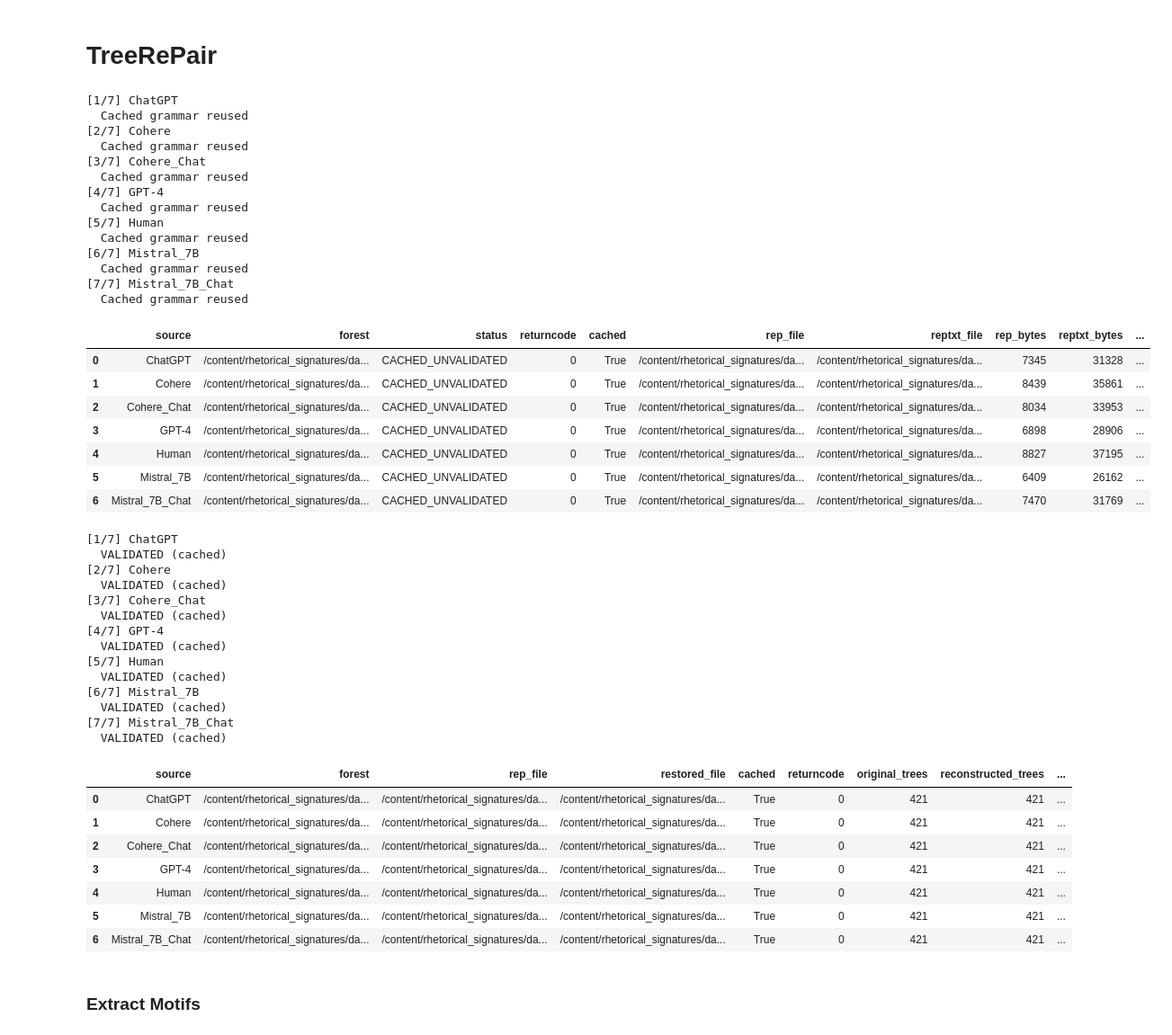
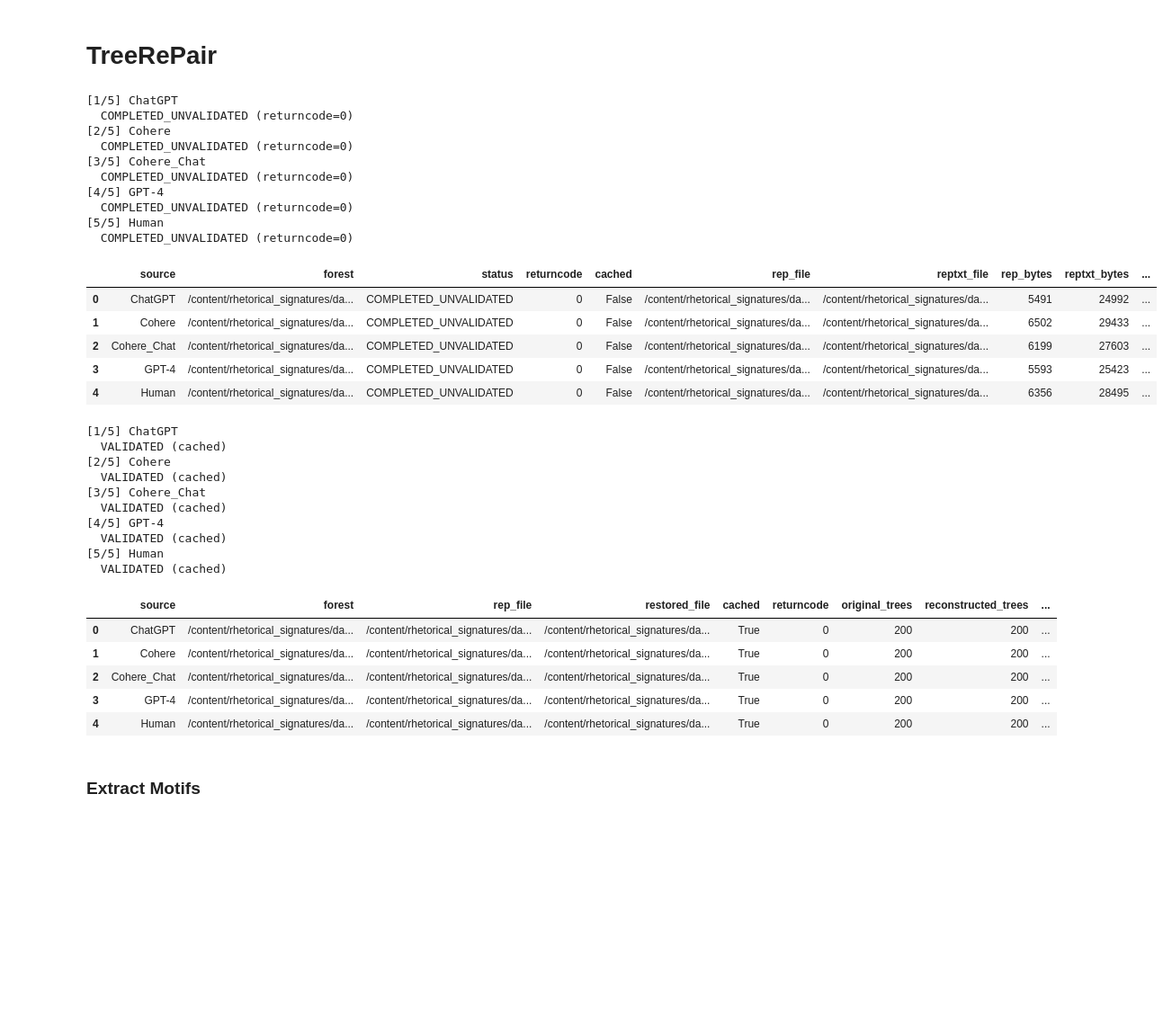
Before and after one commit to martalombardi/rhetorical_signatures, a Jupyter notebook: nyt_news.ipynb, the cells around one changed output. Shown at 90% size. Saved outputs shown, nothing was run; the diff lists cells and outputs as text; code cells hidden in the pictures; blank space fills up the shorter version.

```diff
--- a/nyt_news.ipynb
+++ b/nyt_news.ipynb
@@ -328,53 +375,46 @@ Directory: /content/rhetorical_signatures/data/rst/unmatched/domain-abstracts__p
 # %% [markdown]
 # TreeRePair
 # %%
-
 # ============================================================
-# 04 — TreeRePair grammar compression
+# 04 — TreeRePair grammar compression (500 trees per source)
 # ============================================================
 
 compression_dir, compression_results, compression_manifest = (
     tree_compressor.run_treerepair(
         forests_dir=forests_dir,
         binary=TREEREPAIR_BINARY,
         genre=COMPRESSION_GENRE,
         n_sentences=COMPRESSION_N_SENTENCES,
         sources=COMPRESSION_SOURCES,
-        rebuild=COMPRESSION_REBUILD,
+        rebuild=True,
         textual=COMPRESSION_TEXTUAL,
         optimize=COMPRESSION_OPTIMIZE,
         max_rank=COMPRESSION_MAX_RANK,
         timeout=COMPRESSION_TIMEOUT,
         continue_on_error=COMPRESSION_CONTINUE_ON_ERROR,
     )
 )
 
 compression_summary = pd.DataFrame(compression_results)
 
 display(compression_summary)
 # %% [output]
-[1/7] ChatGPT
-  Cached grammar reused
-[2/7] Cohere
-  Cached grammar reused
-[3/7] Cohere_Chat
-  Cached grammar reused
-[4/7] GPT-4
-  Cached grammar reused
-[5/7] Human
-  Cached grammar reused
-[6/7] Mistral_7B
-  Cached grammar reused
-[7/7] Mistral_7B_Chat
-  Cached grammar reused
+[1/5] ChatGPT
+  COMPLETED_UNVALIDATED (returncode=0)
+[2/5] Cohere
+  COMPLETED_UNVALIDATED (returncode=0)
+[3/5] Cohere_Chat
+  COMPLETED_UNVALIDATED (returncode=0)
+[4/5] GPT-4
+  COMPLETED_UNVALIDATED (returncode=0)
+[5/5] Human
+  COMPLETED_UNVALIDATED (returncode=0)
 |  | source | forest | status | returncode | cached | rep_file | reptxt_file | rep_bytes | reptxt_bytes | ... |
-| 0 | ChatGPT | /content/rhetorical_signatures/da... | CACHED_UNVALIDATED | 0 | True | /content/rhetorical_signatures/da... | /content/rhetorical_signatures/da... | 7345 | 31328 | ... |
-| 1 | Cohere | /content/rhetorical_signatures/da... | CACHED_UNVALIDATED | 0 | True | /content/rhetorical_signatures/da... | /content/rhetorical_signatures/da... | 8439 | 35861 | ... |
-| 2 | Cohere_Chat | /content/rhetorical_signatures/da... | CACHED_UNVALIDATED | 0 | True | /content/rhetorical_signatures/da... | /content/rhetorical_signatures/da... | 8034 | 33953 | ... |
-| 3 | GPT-4 | /content/rhetorical_signatures/da... | CACHED_UNVALIDATED | 0 | True | /content/rhetorical_signatures/da... | /content/rhetorical_signatures/da... | 6898 | 28906 | ... |
-| 4 | Human | /content/rhetorical_signatures/da... | CACHED_UNVALIDATED | 0 | True | /content/rhetorical_signatures/da... | /content/rhetorical_signatures/da... | 8827 | 37195 | ... |
-| 5 | Mistral_7B | /content/rhetorical_signatures/da... | CACHED_UNVALIDATED | 0 | True | /content/rhetorical_signatures/da... | /content/rhetorical_signatures/da... | 6409 | 26162 | ... |
-| 6 | Mistral_7B_Chat | /content/rhetorical_signatures/da... | CACHED_UNVALIDATED | 0 | True | /content/rhetorical_signatures/da... | /content/rhetorical_signatures/da... | 7470 | 31769 | ... |
+| 0 | ChatGPT | /content/rhetorical_signatures/da... | COMPLETED_UNVALIDATED | 0 | False | /content/rhetorical_signatures/da... | /content/rhetorical_signatures/da... | 5491 | 24992 | ... |
+| 1 | Cohere | /content/rhetorical_signatures/da... | COMPLETED_UNVALIDATED | 0 | False | /content/rhetorical_signatures/da... | /content/rhetorical_signatures/da... | 6502 | 29433 | ... |
+| 2 | Cohere_Chat | /content/rhetorical_signatures/da... | COMPLETED_UNVALIDATED | 0 | False | /content/rhetorical_signatures/da... | /content/rhetorical_signatures/da... | 6199 | 27603 | ... |
+| 3 | GPT-4 | /content/rhetorical_signatures/da... | COMPLETED_UNVALIDATED | 0 | False | /content/rhetorical_signatures/da... | /content/rhetorical_signatures/da... | 5593 | 25423 | ... |
+| 4 | Human | /content/rhetorical_signatures/da... | COMPLETED_UNVALIDATED | 0 | False | /content/rhetorical_signatures/da... | /content/rhetorical_signatures/da... | 6356 | 28495 | ... |
 # %%
 
 # ============================================================
@@ -399,28 +439,22 @@ validation_summary = pd.DataFrame(validation_results)
 
 display(validation_summary)
 # %% [output]
-[1/7] ChatGPT
+[1/5] ChatGPT
   VALIDATED (cached)
-[2/7] Cohere
+[2/5] Cohere
   VALIDATED (cached)
-[3/7] Cohere_Chat
+[3/5] Cohere_Chat
   VALIDATED (cached)
-[4/7] GPT-4
+[4/5] GPT-4
   VALIDATED (cached)
-[5/7] Human
+[5/5] Human
   VALIDATED (cached)
-[6/7] Mistral_7B
-  VALIDATED (cached)
-[7/7] Mistral_7B_Chat
-  VALIDATED (cached)
 |  | source | forest | rep_file | restored_file | cached | returncode | original_trees | reconstructed_trees | ... |
-| 0 | ChatGPT | /content/rhetorical_signatures/da... | /content/rhetorical_signatures/da... | /content/rhetorical_signatures/da... | True | 0 | 421 | 421 | ... |
-| 1 | Cohere | /content/rhetorical_signatures/da... | /content/rhetorical_signatures/da... | /content/rhetorical_signatures/da... | True | 0 | 421 | 421 | ... |
-| 2 | Cohere_Chat | /content/rhetorical_signatures/da... | /content/rhetorical_signatures/da... | /content/rhetorical_signatures/da... | True | 0 | 421 | 421 | ... |
-| 3 | GPT-4 | /content/rhetorical_signatures/da... | /content/rhetorical_signatures/da... | /content/rhetorical_signatures/da... | True | 0 | 421 | 421 | ... |
-| 4 | Human | /content/rhetorical_signatures/da... | /content/rhetorical_signatures/da... | /content/rhetorical_signatures/da... | True | 0 | 421 | 421 | ... |
-| 5 | Mistral_7B | /content/rhetorical_signatures/da... | /content/rhetorical_signatures/da... | /content/rhetorical_signatures/da... | True | 0 | 421 | 421 | ... |
-| 6 | Mistral_7B_Chat | /content/rhetorical_signatures/da... | /content/rhetorical_signatures/da... | /content/rhetorical_signatures/da... | True | 0 | 421 | 421 | ... |
+| 0 | ChatGPT | /content/rhetorical_signatures/da... | /content/rhetorical_signatures/da... | /content/rhetorical_signatures/da... | True | 0 | 200 | 200 | ... |
+| 1 | Cohere | /content/rhetorical_signatures/da... | /content/rhetorical_signatures/da... | /content/rhetorical_signatures/da... | True | 0 | 200 | 200 | ... |
+| 2 | Cohere_Chat | /content/rhetorical_signatures/da... | /content/rhetorical_signatures/da... | /content/rhetorical_signatures/da... | True | 0 | 200 | 200 | ... |
+| 3 | GPT-4 | /content/rhetorical_signatures/da... | /content/rhetorical_signatures/da... | /content/rhetorical_signatures/da... | True | 0 | 200 | 200 | ... |
+| 4 | Human | /content/rhetorical_signatures/da... | /content/rhetorical_signatures/da... | /content/rhetorical_signatures/da... | True | 0 | 200 | 200 | ... |
 # %% [markdown]
 ### Extract Motifs
 # %%
```
Also changed, not shown: parts of 11 cells of this notebook.
